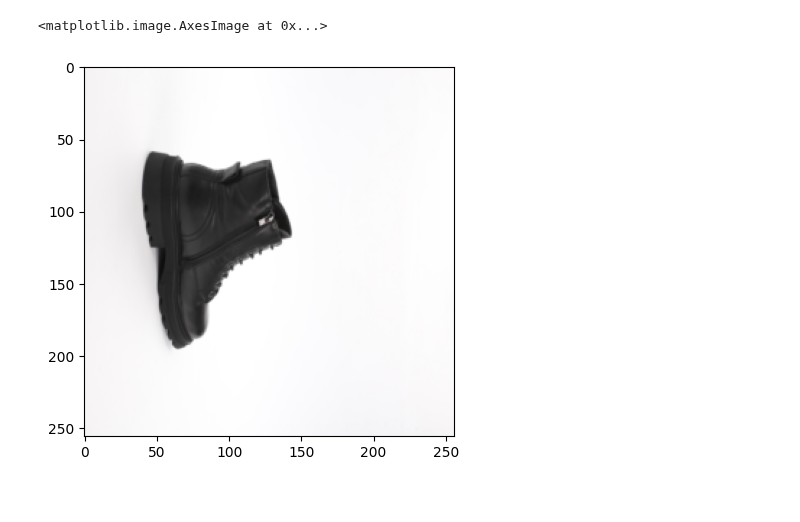
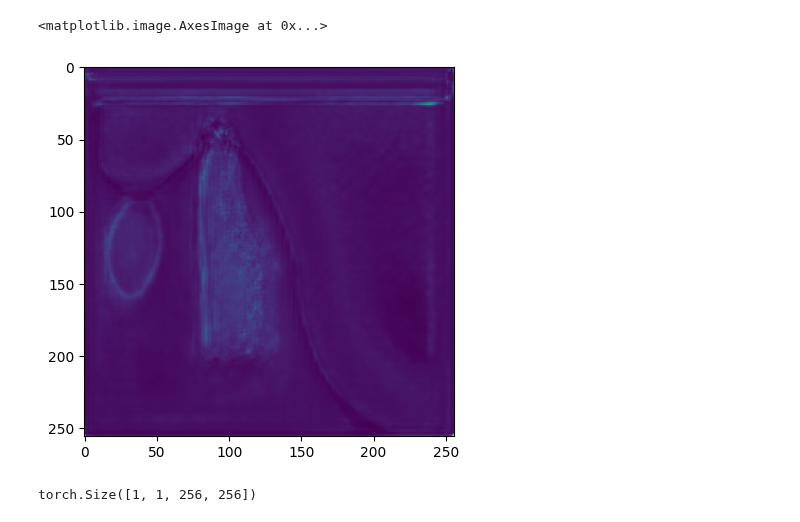
Before and after one commit to BombasticFantastik/KD_Summer_Work, a Jupyter notebook: Main_test.ipynb, the cells around one changed output. Cells and saved outputs as stored; diff of their text form; code cells hidden in the pictures.

```diff
--- a/Main_test.ipynb
+++ b/Main_test.ipynb
@@ -24,9 +24,13 @@ try:
 except:
     print('Весов нет, инициализируем новые')
 # %%
-resilt=dataset[7]['start_img']
+resilt=segm_model(dataset[0]['start_img'].view(-1,3,256,256))
-# %%
-plt.imshow(resilt.permute(1,2,0).detach().numpy())
-# %% [output]
-<matplotlib.image.AxesImage at 0x...>
-[figure, removed]
+# %%
+plt.imshow(torch.sigmoid(resilt[0]).permute(1,2,0).detach().numpy())
+# %% [output]
+<matplotlib.image.AxesImage at 0x...>
+[figure, added]
+# %%
+resilt.shape
+# %% [output]
+torch.Size([1, 1, 256, 256])
```
Also changed, not shown: 5 other files.
